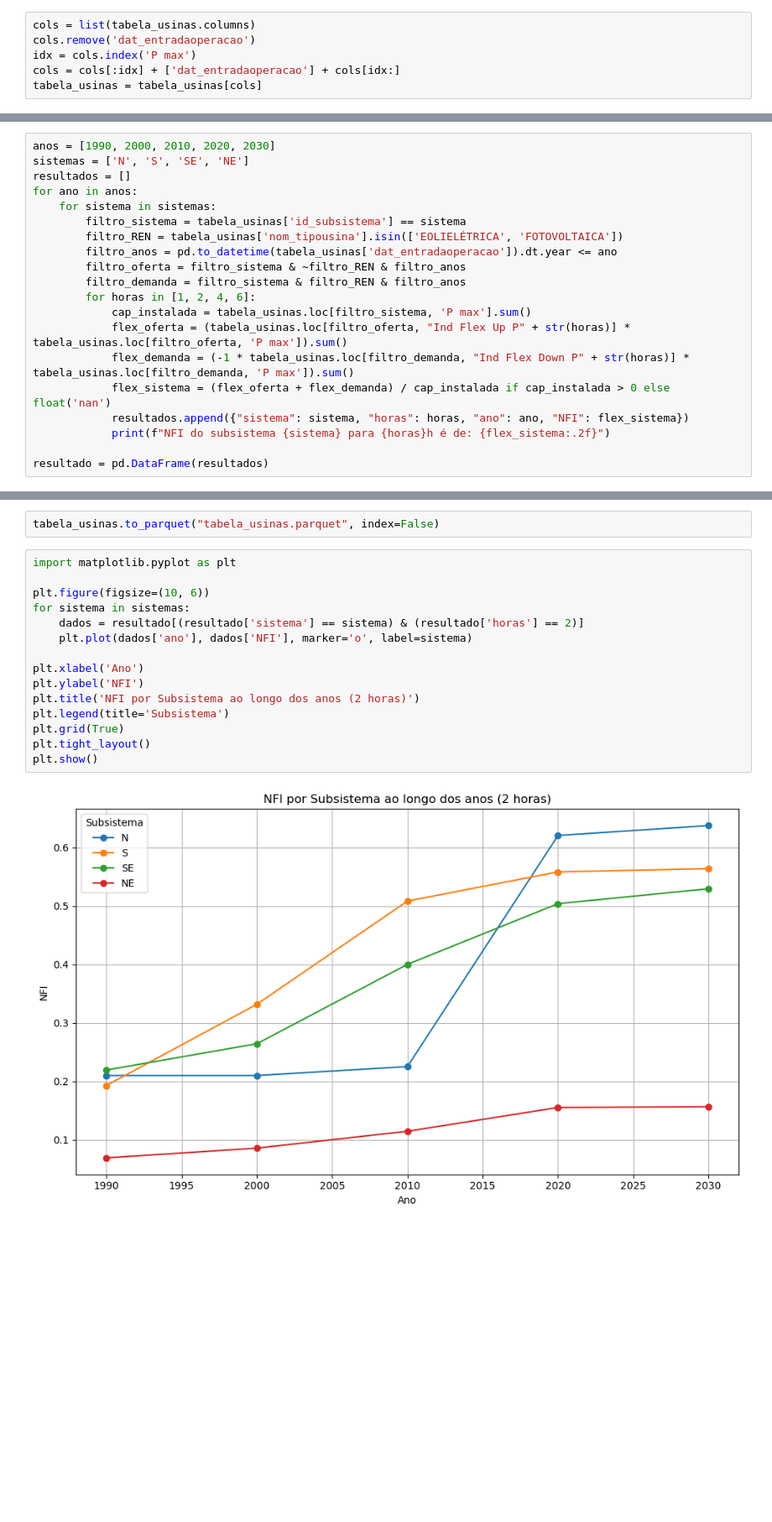
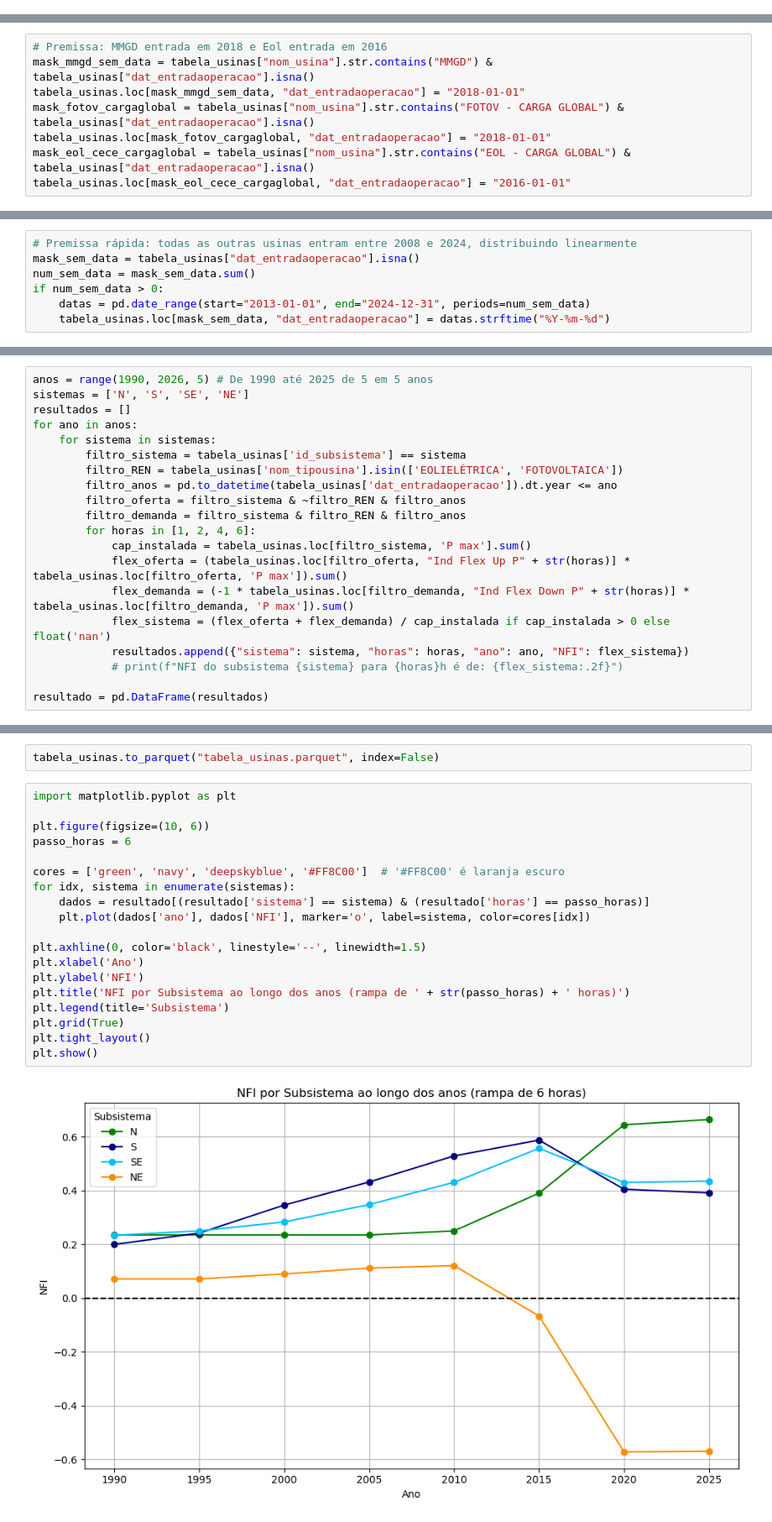
Before and after one commit to jonathanvvelasco/MecFlex, a Jupyter notebook: Exploratoria Curtailment/indices_nordeste.ipynb, the cells around one changed output, grey strips where cells are left out. Shown: that part at 84% size. Drawn from its saved outputs; the diff is of its cells as text; blank space fills up the shorter version.

Commit message:
Primeiro gráfico  do NFI ao longo
- Assume algumas premissas para MMGD e PCH e PCT
- Assume uma premissa de aproximação para vários conjuntos eólicos, apenas para ter uma primeira imagem.

```diff
--- a/Exploratoria Curtailment/indices_nordeste.ipynb
+++ b/Exploratoria Curtailment/indices_nordeste.ipynb
@@ -33,9 +34,3 @@ for usina in tabela_usinas["nom_usina"]:
     if mask_capacidade.any():
         data_entrada = capacidade.loc[mask_capacidade, "dat_entradaoperacao"].values[0]
         tabela_usinas.loc[tabela_usinas["nom_usina"] == usina, "dat_entradaoperacao"] = data_entrada
-# %%
-cols = list(tabela_usinas.columns)
-cols.remove('dat_entradaoperacao')
-idx = cols.index('P max')
-cols = cols[:idx] + ['dat_entradaoperacao'] + cols[idx:]
-tabela_usinas = tabela_usinas[cols]
@@ -477 +75,9 @@ usinas_datas = {
+# %%
+# Premissa: MMGD entrada em 2018 e Eol entrada em 2016
+mask_mmgd_sem_data = tabela_usinas["nom_usina"].str.contains("MMGD") & tabela_usinas["dat_entradaoperacao"].isna()
+tabela_usinas.loc[mask_mmgd_sem_data, "dat_entradaoperacao"] = "2018-01-01"
+mask_fotov_cargaglobal = tabela_usinas["nom_usina"].str.contains("FOTOV - CARGA GLOBAL") & tabela_usinas["dat_entradaoperacao"].isna()
+tabela_usinas.loc[mask_fotov_cargaglobal, "dat_entradaoperacao"] = "2018-01-01"
+mask_eol_cece_cargaglobal = tabela_usinas["nom_usina"].str.contains("EOL - CARGA GLOBAL") & tabela_usinas["dat_entradaoperacao"].isna()
+tabela_usinas.loc[mask_eol_cece_cargaglobal, "dat_entradaoperacao"] = "2016-01-01"
 # %%
@@ -478,9 +85,16 @@ usinas_datas = {
 for usina, data in usinas_datas.items():
     tabela_usinas.loc[tabela_usinas["nom_usina"] == usina, "dat_entradaoperacao"] = data
+# %%
+# Premissa rápida: todas as outras usinas entram entre 2008 e 2024, distribuindo linearmente
+mask_sem_data = tabela_usinas["dat_entradaoperacao"].isna()
+num_sem_data = mask_sem_data.sum()
+if num_sem_data > 0:
+    datas = pd.date_range(start="2013-01-01", end="2024-12-31", periods=num_sem_data)
+    tabela_usinas.loc[mask_sem_data, "dat_entradaoperacao"] = datas.strftime("%Y-%m-%d")
 # %% [markdown]
 ### Flexibilidade ao longo do tempo
 # %%
-anos = [1990, 2000, 2010, 2020, 2030]
+anos = range(1990, 2026, 5) # De 1990 até 2025 de 5 em 5 anos
 sistemas = ['N', 'S', 'SE', 'NE']
 resultados = []
 for ano in anos:
@@ -496,6 +110,6 @@ for ano in anos:
             flex_demanda = (-1 * tabela_usinas.loc[filtro_demanda, "Ind Flex Down P" + str(horas)] * tabela_usinas.loc[filtro_demanda, 'P max']).sum()
             flex_sistema = (flex_oferta + flex_demanda) / cap_instalada if cap_instalada > 0 else float('nan')
             resultados.append({"sistema": sistema, "horas": horas, "ano": ano, "NFI": flex_sistema})
-            print(f"NFI do subsistema {sistema} para {horas}h é de: {flex_sistema:.2f}")
+            # print(f"NFI do subsistema {sistema} para {horas}h é de: {flex_sistema:.2f}")
 
 resultado = pd.DataFrame(resultados)
@@ -524,17 +121,21 @@ tabela_usinas.to_parquet("tabela_usinas.parquet", index=False)
 # %%
 import matplotlib.pyplot as plt
 
 plt.figure(figsize=(10, 6))
-for sistema in sistemas:
-    dados = resultado[(resultado['sistema'] == sistema) & (resultado['horas'] == 2)]
-    plt.plot(dados['ano'], dados['NFI'], marker='o', label=sistema)
+passo_horas = 6
 
+cores = ['green', 'navy', 'deepskyblue', '#FF8C00']  # '#FF8C00' é laranja escuro
+for idx, sistema in enumerate(sistemas):
+    dados = resultado[(resultado['sistema'] == sistema) & (resultado['horas'] == passo_horas)]
+    plt.plot(dados['ano'], dados['NFI'], marker='o', label=sistema, color=cores[idx])
+
+plt.axhline(0, color='black', linestyle='--', linewidth=1.5)
 plt.xlabel('Ano')
 plt.ylabel('NFI')
-plt.title('NFI por Subsistema ao longo dos anos (2 horas)')
+plt.title('NFI por Subsistema ao longo dos anos (rampa de ' + str(passo_horas) + ' horas)')
 plt.legend(title='Subsistema')
 plt.grid(True)
 plt.tight_layout()
 plt.show()
 # %% [output]
-[figure, old version]
+[figure, new version]
```
Also changed, not shown: parts of 6 cells of this notebook, 1 other file.
